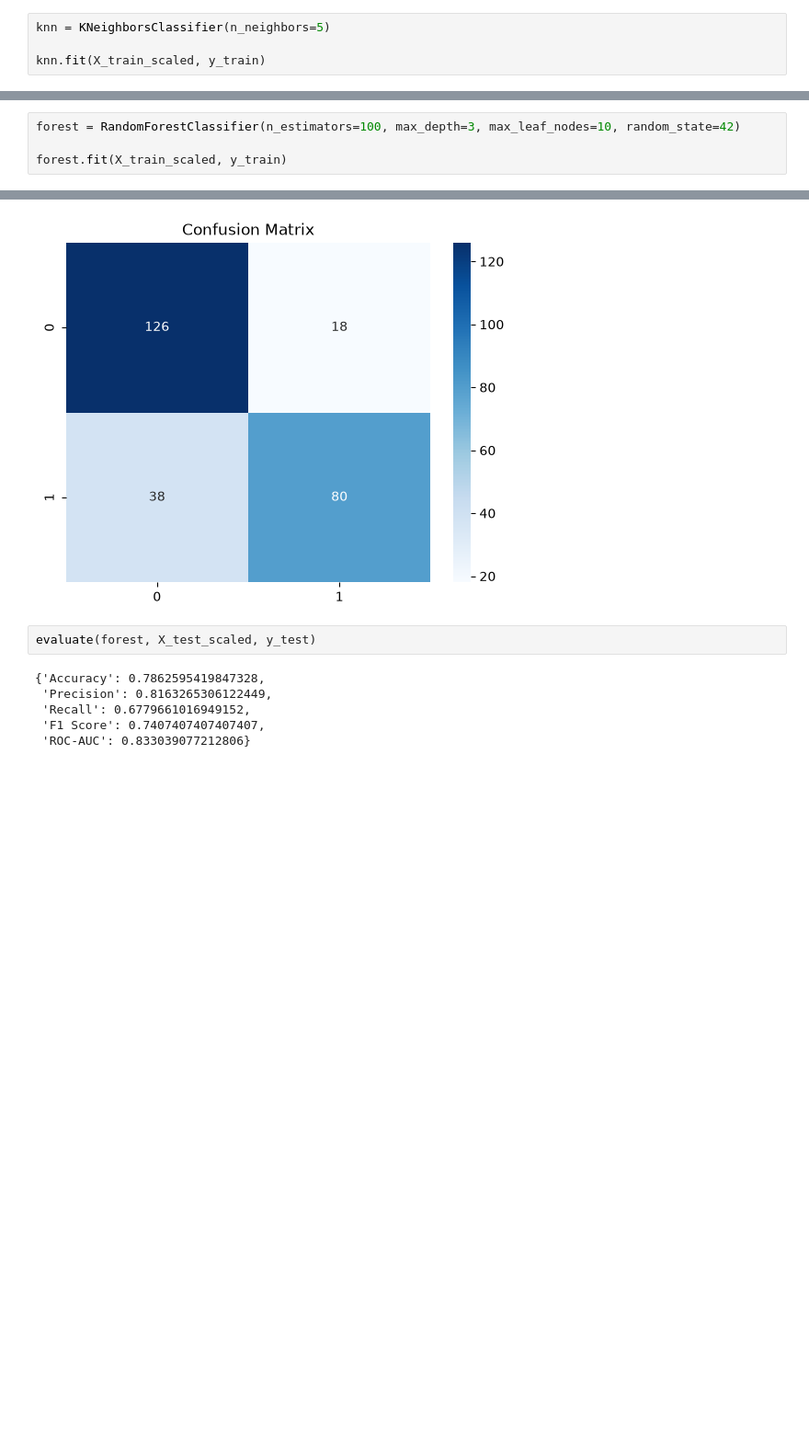
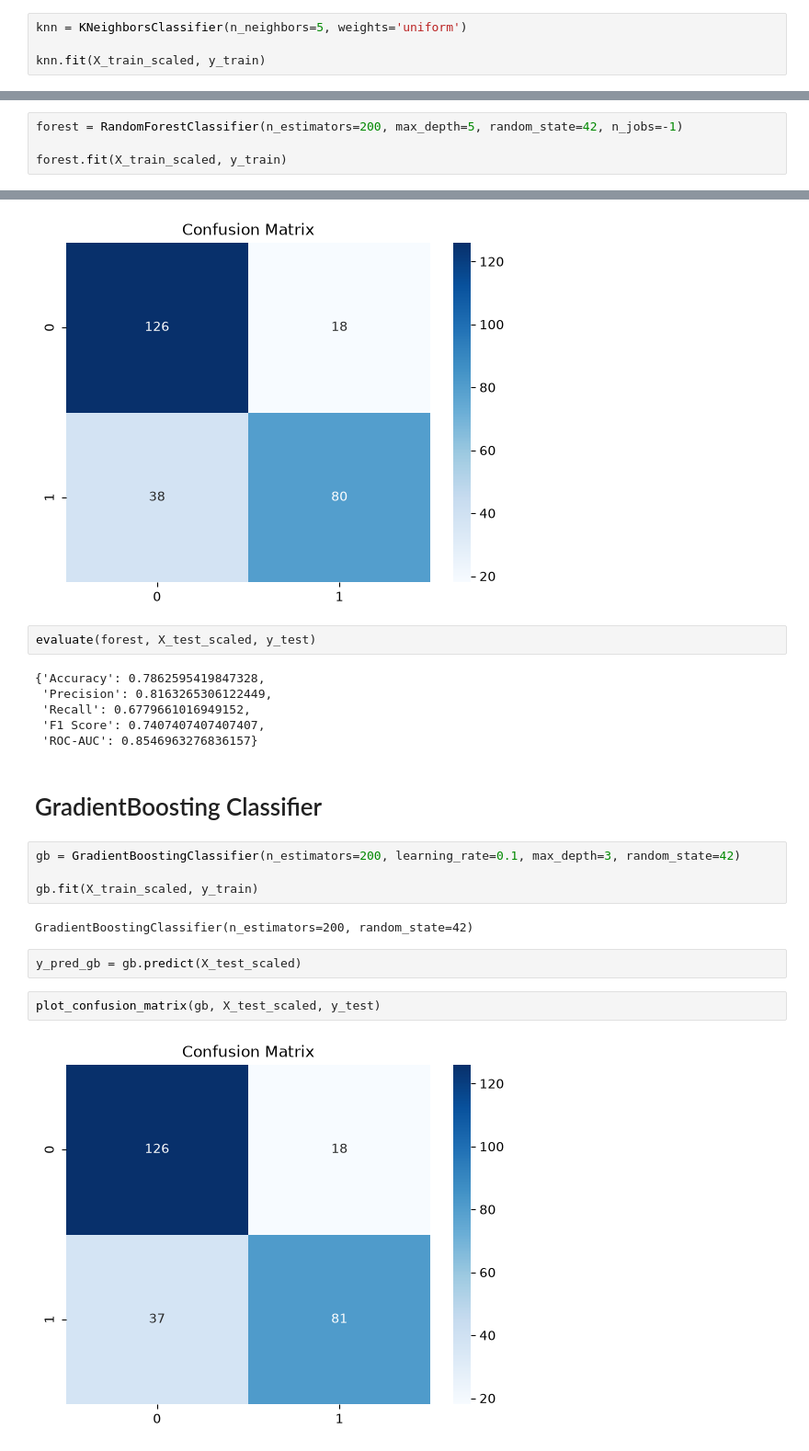
Before and after one commit to Mohamadzf23/titanic-survival-classification, a Jupyter notebook: src/titanic_classification.ipynb, the cells around one changed output, grey strips where cells are left out. Shown at 92% size. Cells and saved outputs as stored; diff of their text form; blank space fills up the shorter version.

Commit message:
GradientBoostingClassifier

```diff
--- a/src/titanic_classification.ipynb
+++ b/src/titanic_classification.ipynb
@@ -644,7 +644,7 @@ evaluate(logistic, X_test_scaled, y_test)
 # %% [markdown]
 # KNeighbors Classifier
 # %%
-knn = KNeighborsClassifier(n_neighbors=5)
+knn = KNeighborsClassifier(n_neighbors=5, weights='uniform')
 
 knn.fit(X_train_scaled, y_train)
 # %% [output]
@@ -688,7 +688,7 @@ evaluate(tree, X_test_scaled, y_test)
 # %% [markdown]
 # RandomForest Classifier
 # %%
-forest = RandomForestClassifier(n_estimators=100, max_depth=3, max_leaf_nodes=10, random_state=42)
+forest = RandomForestClassifier(n_estimators=200, max_depth=5, random_state=42, n_jobs=-1)
 
 forest.fit(X_train_scaled, y_train)
 # %% [output]
@@ -706,4 +707,18 @@ evaluate(forest, X_test_scaled, y_test)
  'Precision': 0.8163265306122449,
  'Recall': 0.6779661016949152,
  'F1 Score': 0.7407407407407407,
- 'ROC-AUC': 0.833039077212806}
+ 'ROC-AUC': 0.8546963276836157}
+# %% [markdown]
+# GradientBoosting Classifier
+# %%
+gb = GradientBoostingClassifier(n_estimators=200, learning_rate=0.1, max_depth=3, random_state=42)
+
+gb.fit(X_train_scaled, y_train)
+# %% [output]
+GradientBoostingClassifier(n_estimators=200, random_state=42)
+# %%
+y_pred_gb = gb.predict(X_test_scaled)
+# %%
+plot_confusion_matrix(gb, X_test_scaled, y_test)
+# %% [output]
+[figure, added]
```
Also changed, not shown: parts of 2 cells of this notebook.
